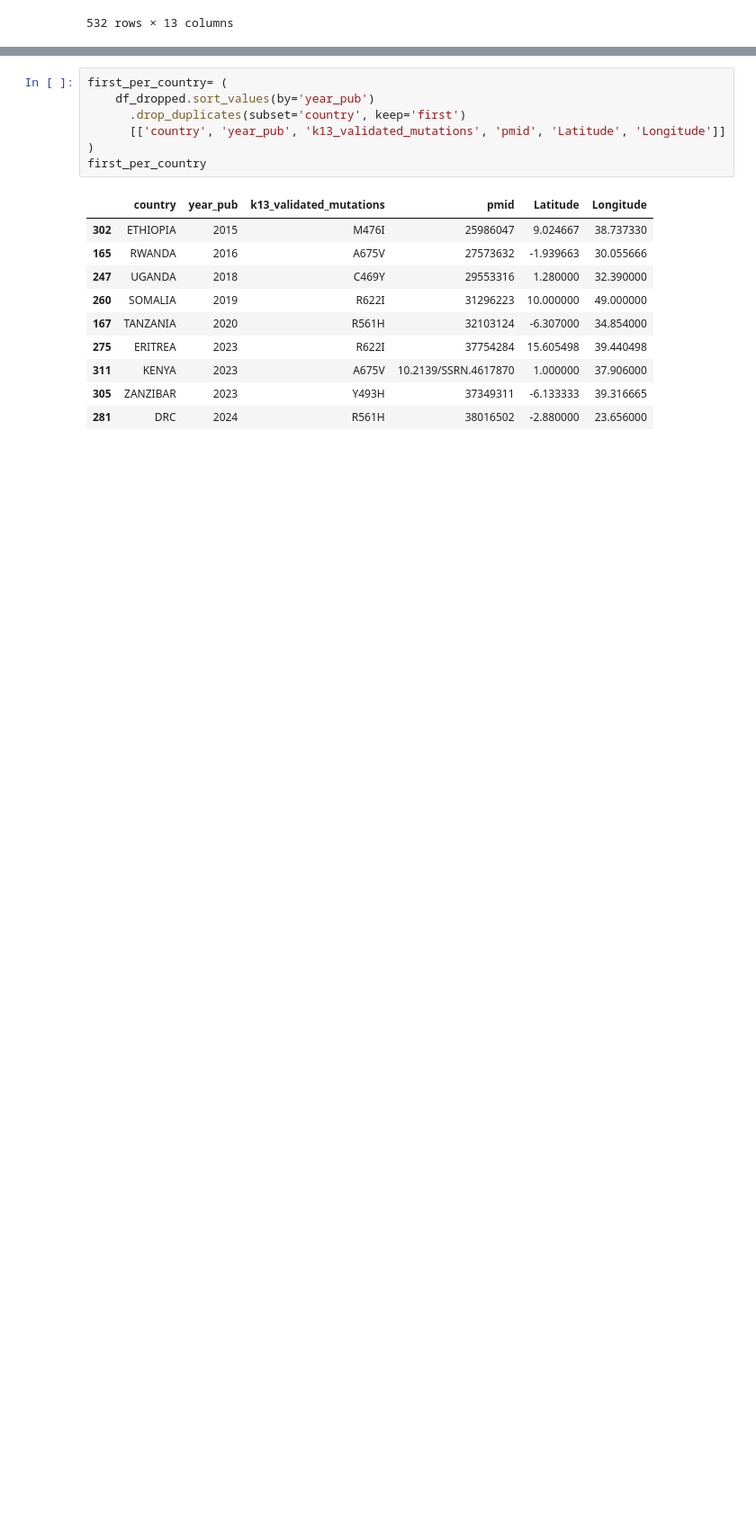
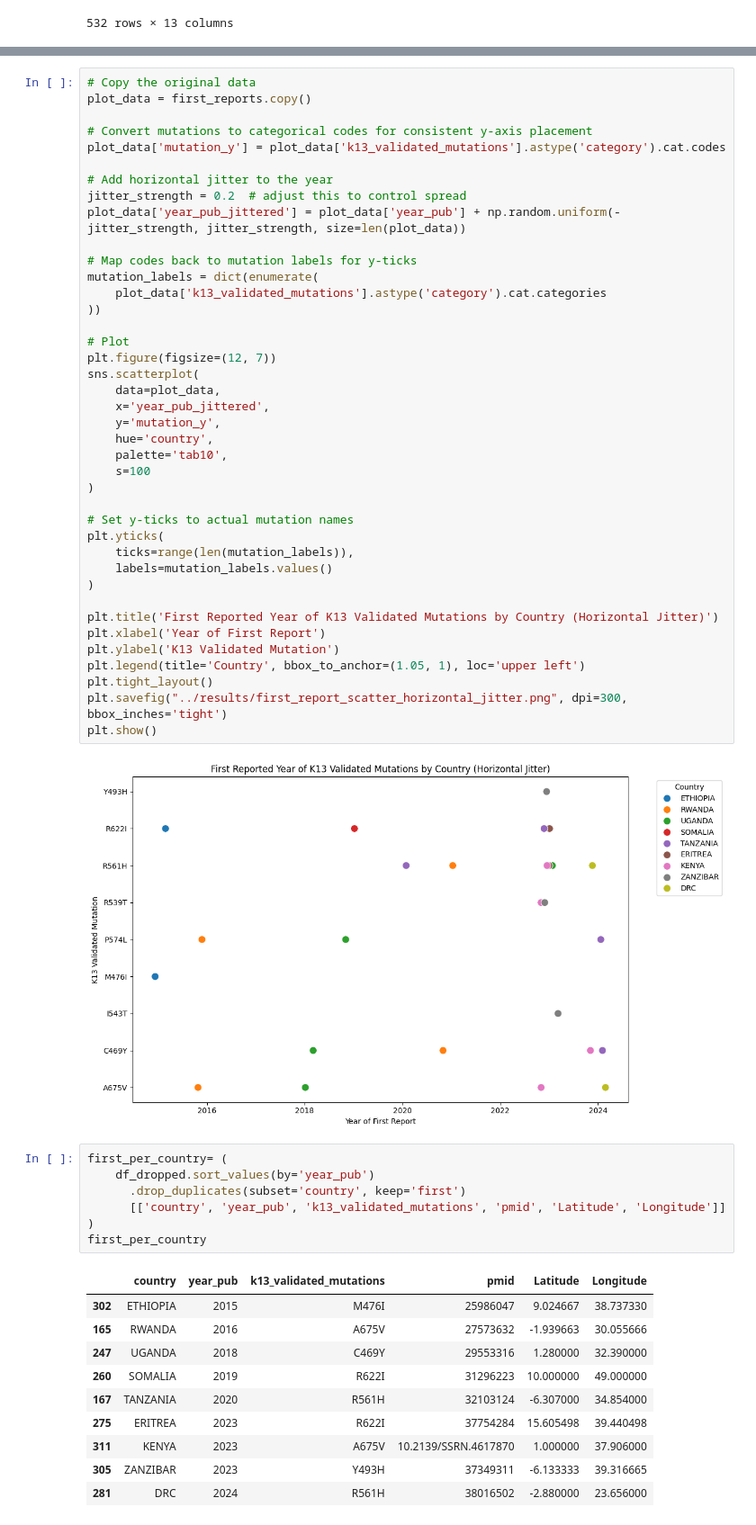
Before and after one commit to Kimani-kj/k13-review, a Jupyter notebook: scripts/after_extraction.ipynb, the cells around one changed output, grey strips where cells are left out. Shown at 90% size. Drawn from its saved outputs; the diff is of its cells as text; blank space fills up the shorter version.

```diff
--- a/scripts/after_extraction.ipynb
+++ b/scripts/after_extraction.ipynb
@@ -862,3 +919,45 @@ plt.show()
+# %%
+# Copy the original data
+plot_data = first_reports.copy()
+
+# Convert mutations to categorical codes for consistent y-axis placement
+plot_data['mutation_y'] = plot_data['k13_validated_mutations'].astype('category').cat.codes
+
+# Add horizontal jitter to the year
+jitter_strength = 0.2  # adjust this to control spread
+plot_data['year_pub_jittered'] = plot_data['year_pub'] + np.random.uniform(-jitter_strength, jitter_strength, size=len(plot_data))
+
+# Map codes back to mutation labels for y-ticks
+mutation_labels = dict(enumerate(
+    plot_data['k13_validated_mutations'].astype('category').cat.categories
+))
+
+# Plot
+plt.figure(figsize=(12, 7))
+sns.scatterplot(
+    data=plot_data,
+    x='year_pub_jittered',
+    y='mutation_y',
+    hue='country',
+    palette='tab10',
+    s=100
+)
+
+# Set y-ticks to actual mutation names
+plt.yticks(
+    ticks=range(len(mutation_labels)),
+    labels=mutation_labels.values()
+)
+
+plt.title('First Reported Year of K13 Validated Mutations by Country (Horizontal Jitter)')
+plt.xlabel('Year of First Report')
+plt.ylabel('K13 Validated Mutation')
+plt.legend(title='Country', bbox_to_anchor=(1.05, 1), loc='upper left')
+plt.tight_layout()
+plt.savefig("../results/first_report_scatter_horizontal_jitter.png", dpi=300, bbox_inches='tight')
+plt.show()
+# %% [output]
+[figure, added]
 # %%
 first_per_country= (
     df_dropped.sort_values(by='year_pub')
```
Also changed, not shown: parts of 9 cells of this notebook.
